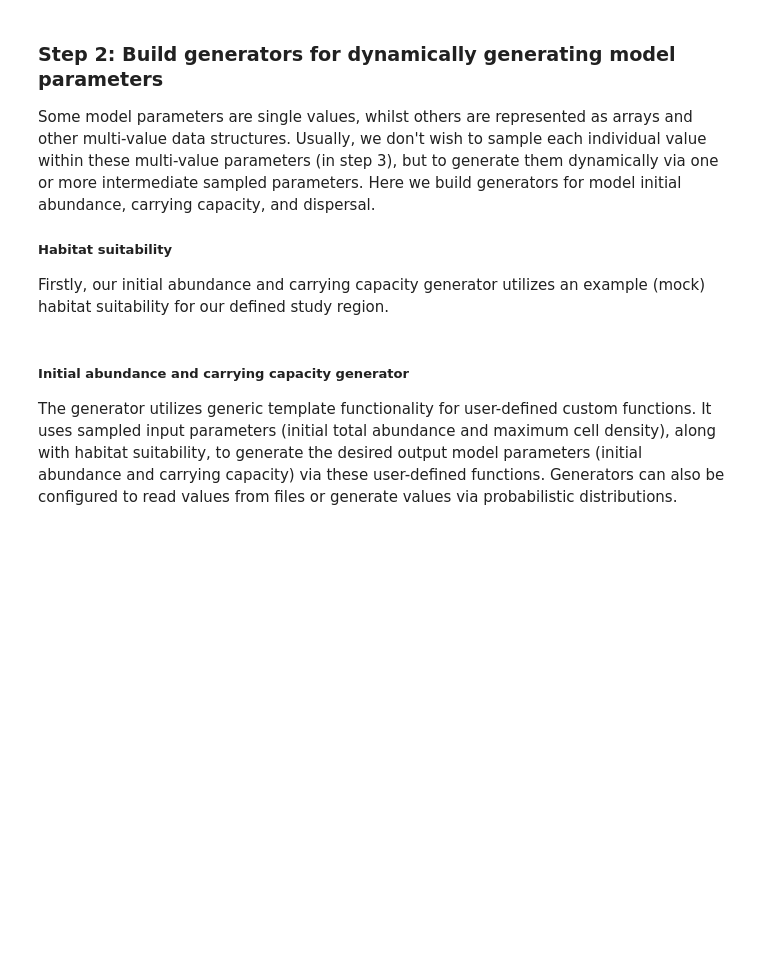
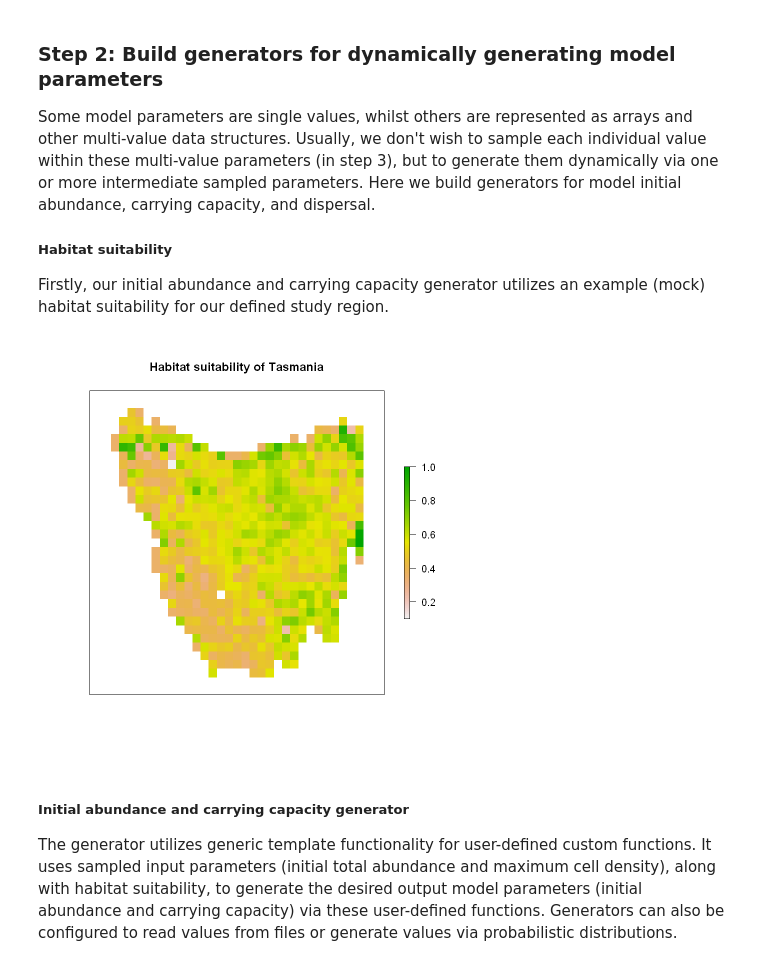
Before and after one commit to je-suis-tm/Devil-Project, a Jupyter notebook: Chapter1/Tasmania/poems tasmania validate base.ipynb, the cells around one changed output. Cells and saved outputs as stored; diff of their text form; code cells hidden in the pictures; blank space fills up the shorter version.

```diff
--- a/Chapter1/Tasmania/poems tasmania validate base.ipynb
+++ b/Chapter1/Tasmania/poems tasmania validate base.ipynb
@@ -222,11 +252,13 @@ Firstly, our initial abundance and carrying capacity generator utilizes an examp
 # %%
 # Example habitat suitability
 example_hs=suitability$pred
 example_hs_raster <- region$region_raster
 example_hs_raster[region$region_indices] <- example_hs
-raster::plot(example_hs_raster, main = "Example habitat suitability",
-             xlab = "Longitude (degrees)", ylab = "Latitude (degrees)",
-             colNA = "blue")
+raster::plot(example_hs_raster, main = "Habitat suitability of Tasmania",
+#              xlab = "Longitude (degrees)", ylab = "Latitude (degrees)",
+             colNA = "white", axes = FALSE)
+# %% [output]
+[figure, added]
 # %% [markdown]
 ##### Initial abundance and carrying capacity generator
 The generator utilizes generic template functionality for user-defined custom
```
Also changed, not shown: parts of 53 cells of this notebook.
